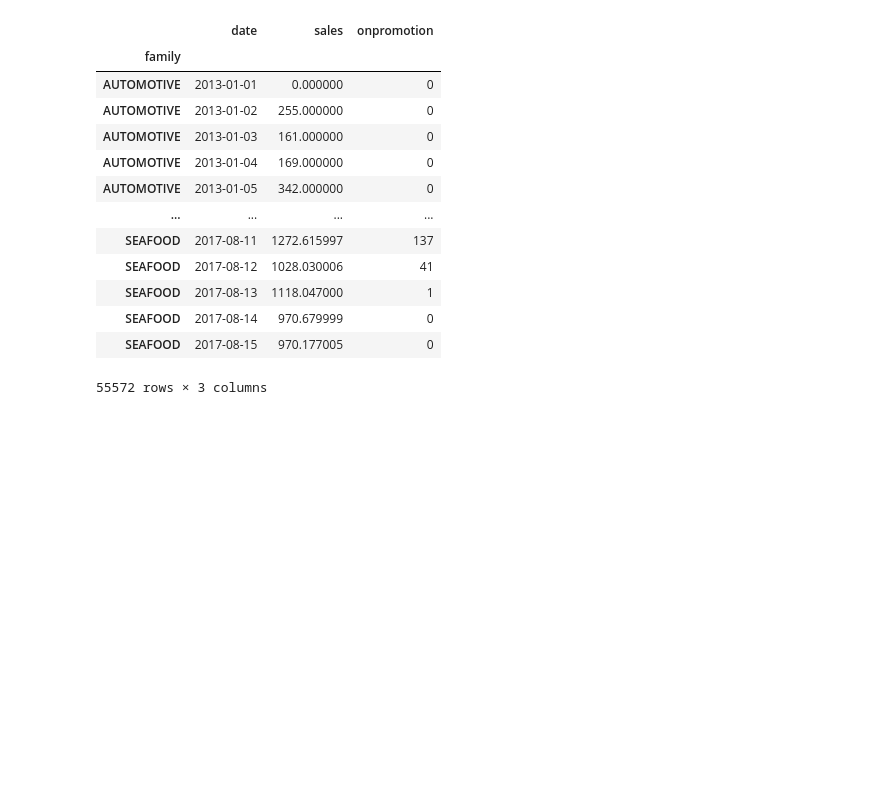
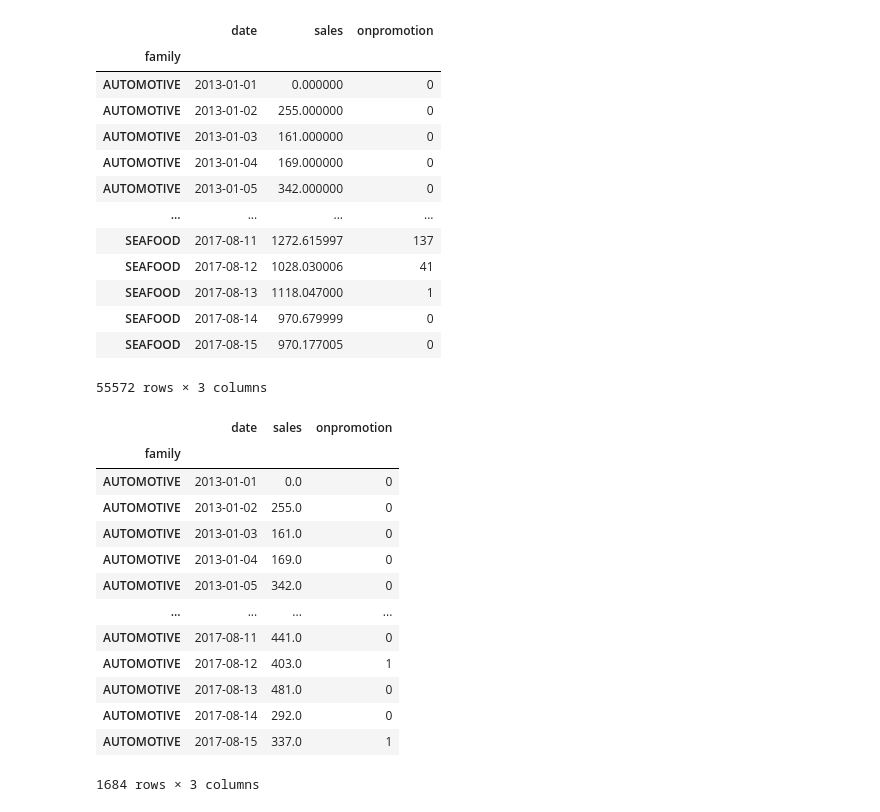
Before and after one commit to kwonowk/store-sales-forecast_kaggle, a Jupyter notebook: forecast.ipynb, the cells around one changed output. Drawn from its saved outputs; the diff is of its cells as text; code cells hidden in the pictures; blank space fills up the shorter version.

```diff
--- a/forecast.ipynb
+++ b/forecast.ipynb
@@ -158,3 +158,21 @@ family_group
 | SEAFOOD | 2017-08-14 | 970.679999 | 0 |
 | SEAFOOD | 2017-08-15 | 970.177005 | 0 |
 55572 rows × 3 columns
+# %%
+temp = family_group.loc[family_group.index == 'AUTOMOTIVE']
+temp
+# %% [output]
+|  | date | sales | onpromotion |
+| family |  |  |  |
+| AUTOMOTIVE | 2013-01-01 | 0.0 | 0 |
+| AUTOMOTIVE | 2013-01-02 | 255.0 | 0 |
+| AUTOMOTIVE | 2013-01-03 | 161.0 | 0 |
+| AUTOMOTIVE | 2013-01-04 | 169.0 | 0 |
+| AUTOMOTIVE | 2013-01-05 | 342.0 | 0 |
+| ... | ... | ... | ... |
+| AUTOMOTIVE | 2017-08-11 | 441.0 | 0 |
+| AUTOMOTIVE | 2017-08-12 | 403.0 | 1 |
+| AUTOMOTIVE | 2017-08-13 | 481.0 | 0 |
+| AUTOMOTIVE | 2017-08-14 | 292.0 | 0 |
+| AUTOMOTIVE | 2017-08-15 | 337.0 | 1 |
+1684 rows × 3 columns
```
Also changed, not shown: parts of 2 cells of this notebook.
